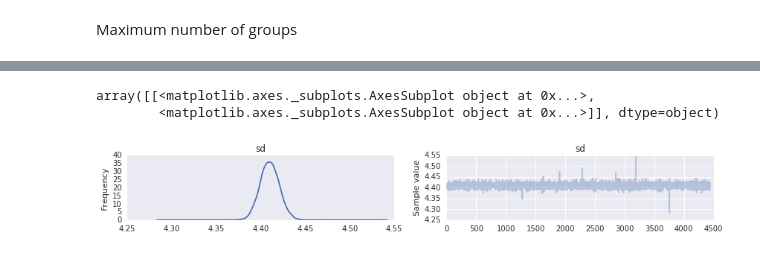
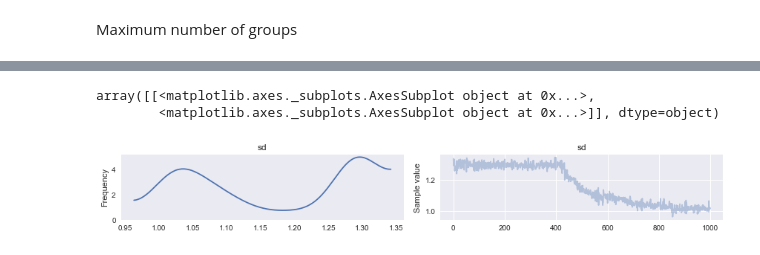
Before and after one commit to fonnesbeck/psychosocial_determinants_bmi, a Jupyter notebook: notebooks/BMI Trajectories.ipynb, the cells around one changed output, grey strips where cells are left out. Cells and saved outputs as stored; diff of their text form; code cells hidden in the pictures.

Commit message:
Updated trajectories notebook

```diff
--- a/notebooks/BMI Trajectories.ipynb
+++ b/notebooks/BMI Trajectories.ipynb
@@ -43,2 +43,5 @@ data_subset = data_subset.loc[:, data_subset.notnull().sum() >= 10]
+# %%
+# data_subset = bmi_resampled.copy()
+data_subset = bmi_resampled.iloc[:, :300]
 # %%
 fig, axes = plt.subplots(figsize=(14,6))
@@ -65,5 +68,5 @@ def stick_breaking(beta, complete=False):
 # %% [markdown]
 Maximum number of groups
 # %%
-K = 10
+CLUSTERS = 15
 D, N = data_subset.shape
@@ -89,21 +102,26 @@ with Model() as model:
 
     z = Categorical('z', ω, shape=N)
 
-    σ = HalfCauchy('σ', 5, shape=C)
+    σ = HalfCauchy('σ', 5, shape=CLUSTERS)
 
-    θ = tt.stack([GaussianRandomWalk('θ_%i' % i, sd=σ[i], shape=nknots) for i in range(C)])
+    θ = tt.stack([GaussianRandomWalk('θ_%i' % i, sd=σ[i], shape=nknots) for i in range(CLUSTERS)])
 
     sd = HalfCauchy('sd', 5)
+
+    trajectories = [[] for i in range(D-1)]
 
     for i in range(N):
 
         data = data_subset.iloc[:, i]
         observed = ~np.isnan(data)
-        y = data[observed]
-        x = np.where(observed)[0].reshape(-1,1)
+        y = data[observed].values
+        x = np.argwhere(observed)
         n = y.shape[0]
 
-        Normal('trajectory_%i' % i, interpolate(knots, θ[z[i]], x), sd=sd, observed=y)
+        trajectories[n-1].append(Normal('trajectory_%i' % i,
+                                        interpolate(knots, θ[z[i]], x), sd=sd, observed=y))
+
+    trajectories = [tt.stack(t) for t in trajectories if t]
 # %%
 with model:
-    trace = sample(10000, init=None)
+    trace = sample(1000, njobs=2)
@@ -138,6 +206,6 @@ forestplot(trace, varnames=['z'])
 # %%
-traceplot(trace[1000:], varnames=['sd'])
+traceplot(trace, varnames=['sd'])
 # %% [output]
 array([[<matplotlib.axes._subplots.AxesSubplot object at 0x...>,
         <matplotlib.axes._subplots.AxesSubplot object at 0x...>]], dtype=object)
-[figure, old version]
+[figure, new version]
```
Also changed, not shown: parts of 20 cells of this notebook.
